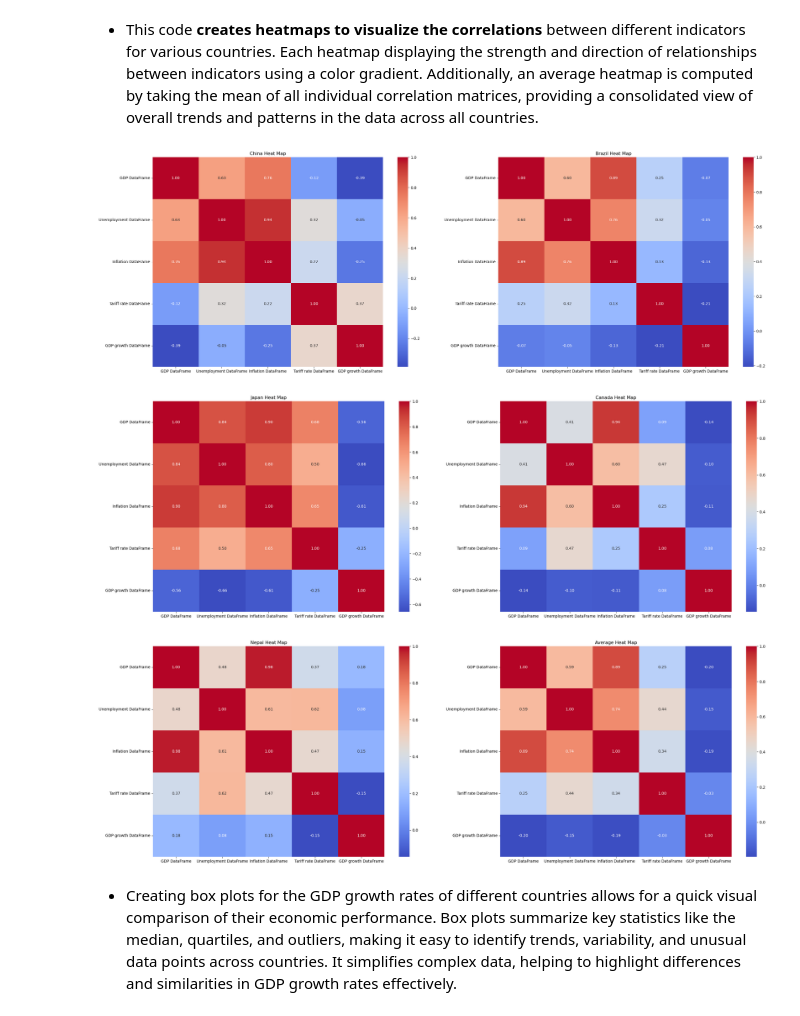
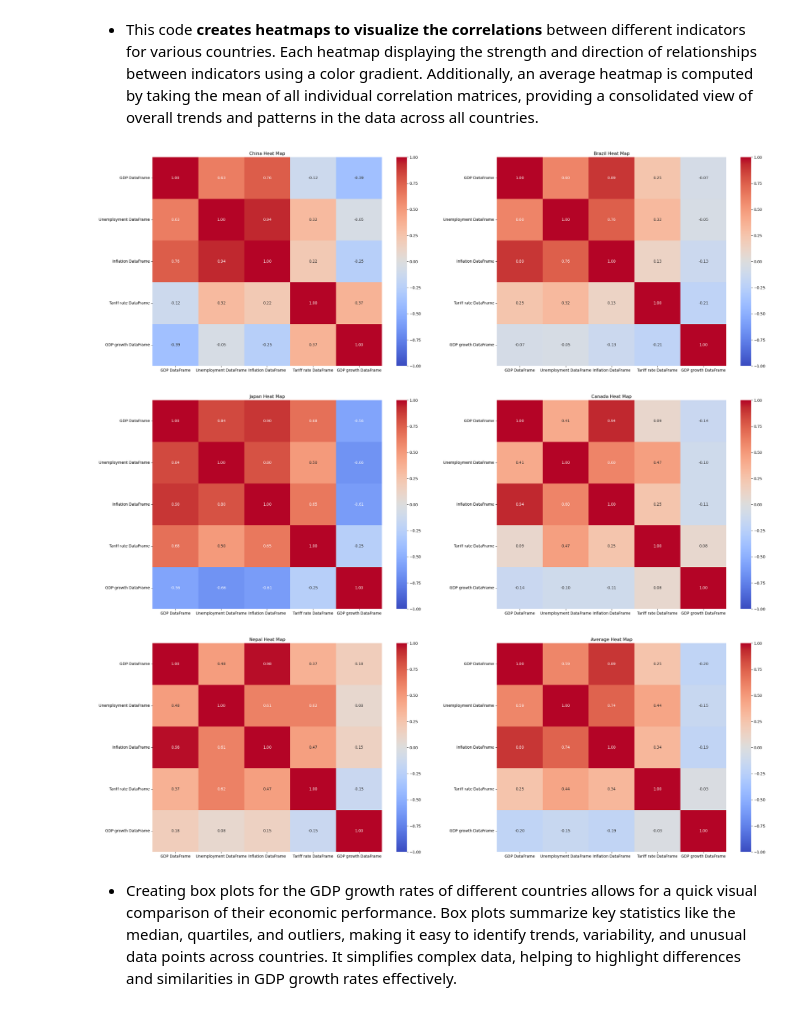
Before and after one commit to hasaki321/INFO212, a Jupyter notebook: HW2/HW2.ipynb, the cells around one changed output. Drawn from its saved outputs; the diff is of its cells as text; code cells hidden in the pictures.

```diff
--- a/HW2/HW2.ipynb
+++ b/HW2/HW2.ipynb
@@ -418,39 +418,46 @@ for (name, df) in dfs.items():
 # %% [markdown]
 - This code **creates heatmaps to visualize the correlations** between different indicators for various countries. Each heatmap displaying the strength and direction of relationships between indicators using a color gradient. Additionally, an average heatmap is computed by taking the mean of all individual correlation matrices, providing a consolidated view of overall trends and patterns in the data across all countries.
 # %%
-# For each country, we use heatmap to visualize the relations between indicators
+import seaborn as sns
+import matplotlib.pyplot as plt
+import numpy as np
+import pandas as pd
 
 fig, axs = plt.subplots(1, 2, figsize=(30, 10))
-sns.heatmap(df_corrs['China'], ax=axs[0], cmap='coolwarm', annot=True, fmt=".2f")
+sns.heatmap(df_corrs['China'], ax=axs[0], cmap='coolwarm', annot=True, fmt=".2f", vmin=-1, vmax=1)
 axs[0].set_title(f'China Heat Map')
 
-sns.heatmap(df_corrs['Brazil'], ax=axs[1], cmap='coolwarm', annot=True, fmt=".2f")
+sns.heatmap(df_corrs['Brazil'], ax=axs[1], cmap='coolwarm', annot=True, fmt=".2f", vmin=-1, vmax=1)
 axs[1].set_title(f'Brazil Heat Map')
 
+plt.show()
+
 fig, axs = plt.subplots(1, 2, figsize=(30, 10))
-sns.heatmap(df_corrs['Japan'], ax=axs[0], cmap='coolwarm', annot=True, fmt=".2f")
+sns.heatmap(df_corrs['Japan'], ax=axs[0], cmap='coolwarm', annot=True, fmt=".2f", vmin=-1, vmax=1)
 axs[0].set_title(f'Japan Heat Map')
 
-sns.heatmap(df_corrs['Canada'], ax=axs[1], cmap='coolwarm', annot=True, fmt=".2f")
+sns.heatmap(df_corrs['Canada'], ax=axs[1], cmap='coolwarm', annot=True, fmt=".2f", vmin=-1, vmax=1)
 axs[1].set_title(f'Canada Heat Map')
 
+plt.show()
+
 fig, axs = plt.subplots(1, 2, figsize=(30, 10))
-sns.heatmap(df_corrs['Nepal'], ax=axs[0], cmap='coolwarm', annot=True, fmt=".2f")
+sns.heatmap(df_corrs['Nepal'], ax=axs[0], cmap='coolwarm', annot=True, fmt=".2f", vmin=-1, vmax=1)
 axs[0].set_title(f'Nepal Heat Map')
 
-# Inorder to identify the total thrend, we calculate the average value of all the correlation matrix, and show it in one chart
+# In order to identify the total trend, we calculate the average value of all the correlation matrix, and show it in one chart
 mean_corr_matrix = pd.DataFrame(np.mean([df_corr.values for df_corr in df_corrs.values()], axis=0)) # calculate mean here
-mean_corr_matrix.index = dfs.keys()
-mean_corr_matrix.columns = dfs.keys()
-sns.heatmap(mean_corr_matrix, ax=axs[1], cmap='coolwarm', annot=True, fmt=".2f")
+mean_corr_matrix.index = df_corrs['China'].index
+mean_corr_matrix.columns = df_corrs['China'].columns
+
+sns.heatmap(mean_corr_matrix, ax=axs[1], cmap='coolwarm', annot=True, fmt=".2f", vmin=-1, vmax=1)
 axs[1].set_title(f'Average Heat Map')
 
-
 plt.show()
 # %% [output]
-[figure, old version]
+[figure, new version]
-[figure, old version]
+[figure, new version]
-[figure, old version]
+[figure, new version]
 # %% [markdown]
 - Creating box plots for the GDP growth rates of different countries allows for a quick visual comparison of their economic performance. Box plots summarize key statistics like the median, quartiles, and outliers, making it easy to identify trends, variability, and unusual data points across countries. It simplifies complex data, helping to highlight differences and similarities in GDP growth rates effectively.
 # %%
```
